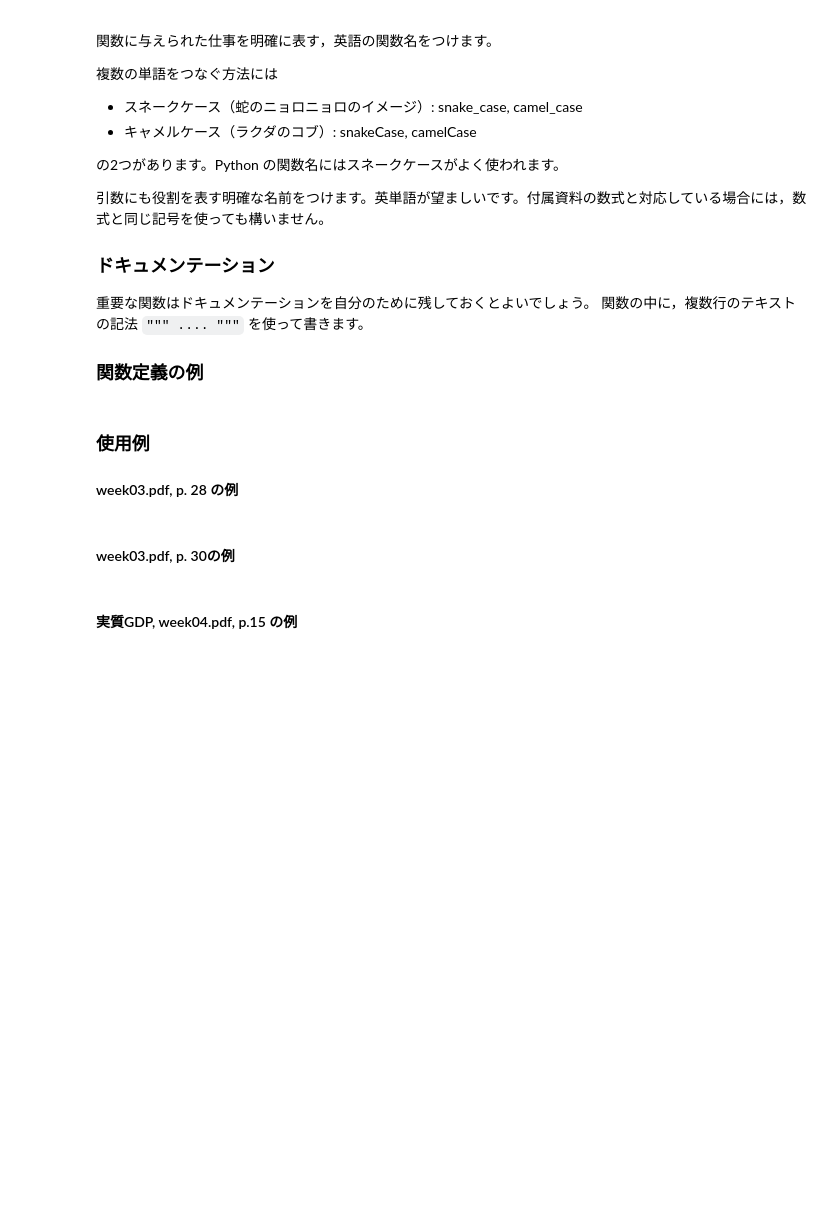
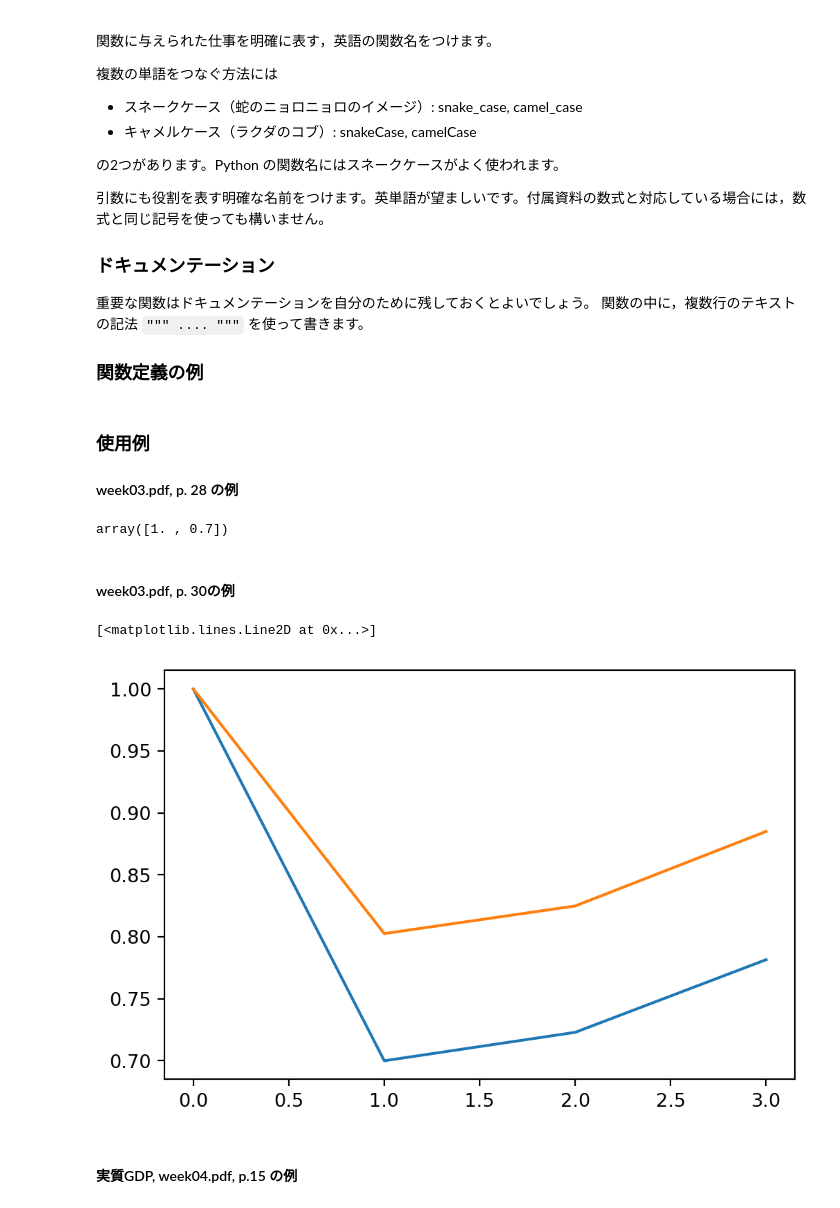
Before and after one commit to kenjisato/MaD, a Jupyter notebook: Assignments/PY-Week8.ipynb, the cells around one changed output. Cells and saved outputs as stored; diff of their text form; code cells hidden in the pictures; blank space fills up the shorter version.

```diff
--- a/Assignments/PY-Week8.ipynb
+++ b/Assignments/PY-Week8.ipynb
@@ -312,18 +358,23 @@ def chained_index(target, weight, method="laspeyres", initial=100.):
 price28 = np.array([[40, 80], [80, 30]])
 quantity28 = np.array([[3, 6], [5, 7]])
 
-chained_index(_____, _____, method="laspeyres", initial=1.)
+chained_index(price28, quantity28, method="laspeyres", initial=1.)
+# %% [output]
+array([1. , 0.7])
 # %% [markdown]
 #### week03.pdf, p. 30の例
 # %%
 price30 = np.array([[40, 80], [80, 30], [70, 40], [60, 55]])
 quantity30 = np.array([[3, 6], [5, 7], [6, 8], [8, 10]])
 
-PL = _______(price30, quantity30, method=_________, initial=1.)
-PP = _______(price30, quantity30, method=_________, initial=1.)
+PL = chained_index(price30, quantity30, method="laspeyres", initial=1.)
+PP = chained_index(price30, quantity30, method="paasche", initial=1.)
 
 plt.plot(PL, label="laspeyres")
 plt.plot(PP, label="paasche")
+# %% [output]
+[<matplotlib.lines.Line2D at 0x...>]
+[figure, added]
 # %% [markdown]
 #### 実質GDP, week04.pdf, p.15 の例
 # %%
```
Also changed, not shown: parts of 19 cells of this notebook, 1 other file.
